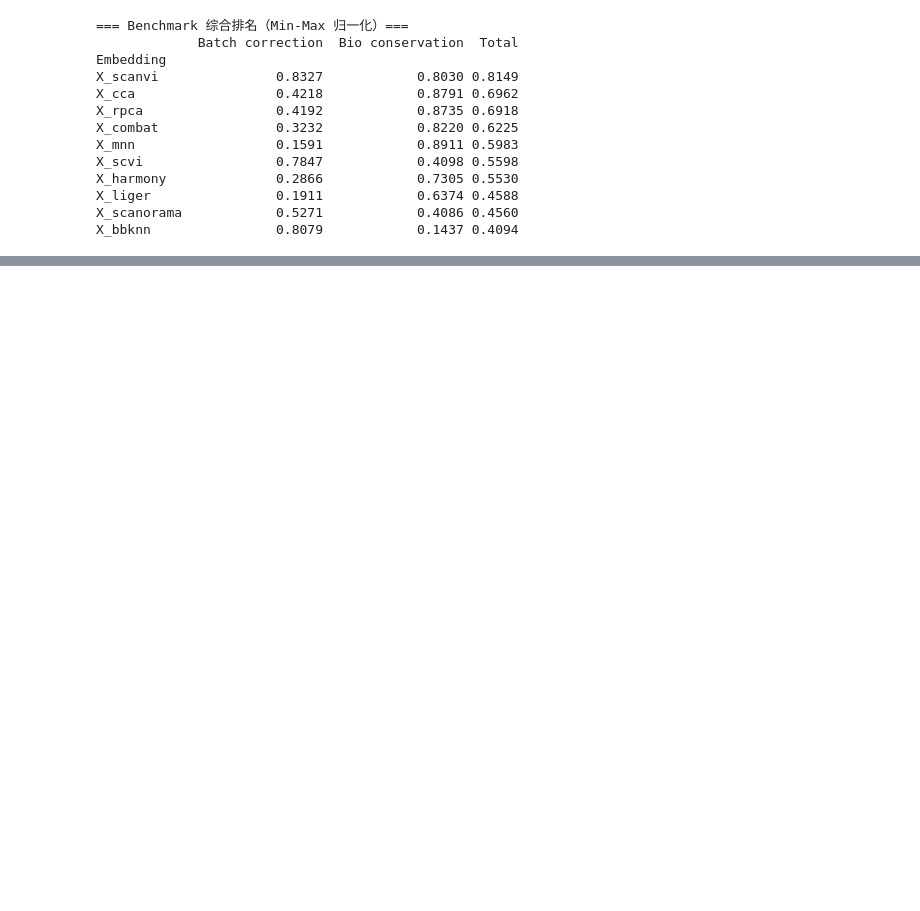
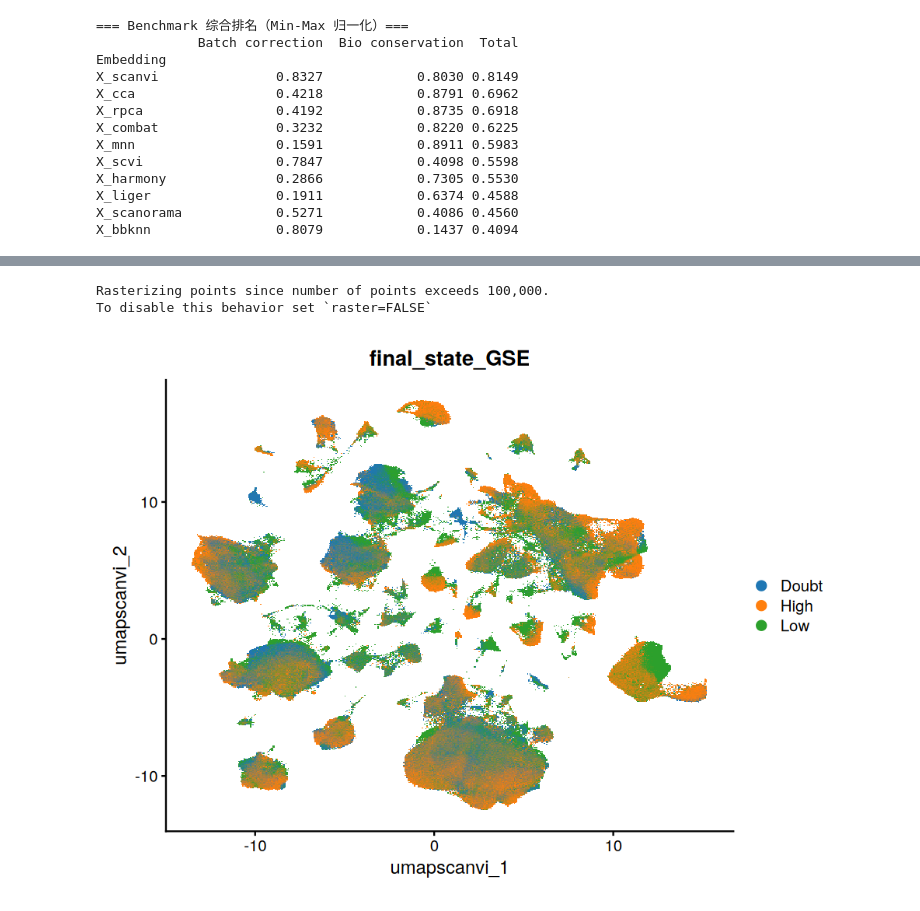
Before and after one commit to FY10086/Prostate-Altas, a Jupyter notebook: 03-Bench_mark.ipynb, the cells around one changed output, grey strips where cells are left out. Saved outputs shown, nothing was run; the diff lists cells and outputs as text; code cells hidden in the pictures; blank space fills up the shorter version.

```diff
--- a/03-Bench_mark.ipynb
+++ b/03-Bench_mark.ipynb
@@ -663,0 +740,7 @@ print("="*60)
+# %%
+## 质控指标
+DimPlot(seu,reduction = "umap.scanvi",group.by = "final_state_GSE")+ ggsci::scale_color_d3("category20", na.value = "grey80")
+# %% [output]
+Rasterizing points since number of points exceeds 100,000.
+To disable this behavior set `raster=FALSE`
+[figure, added]
```
Also changed, not shown: parts of 12 cells of this notebook.
